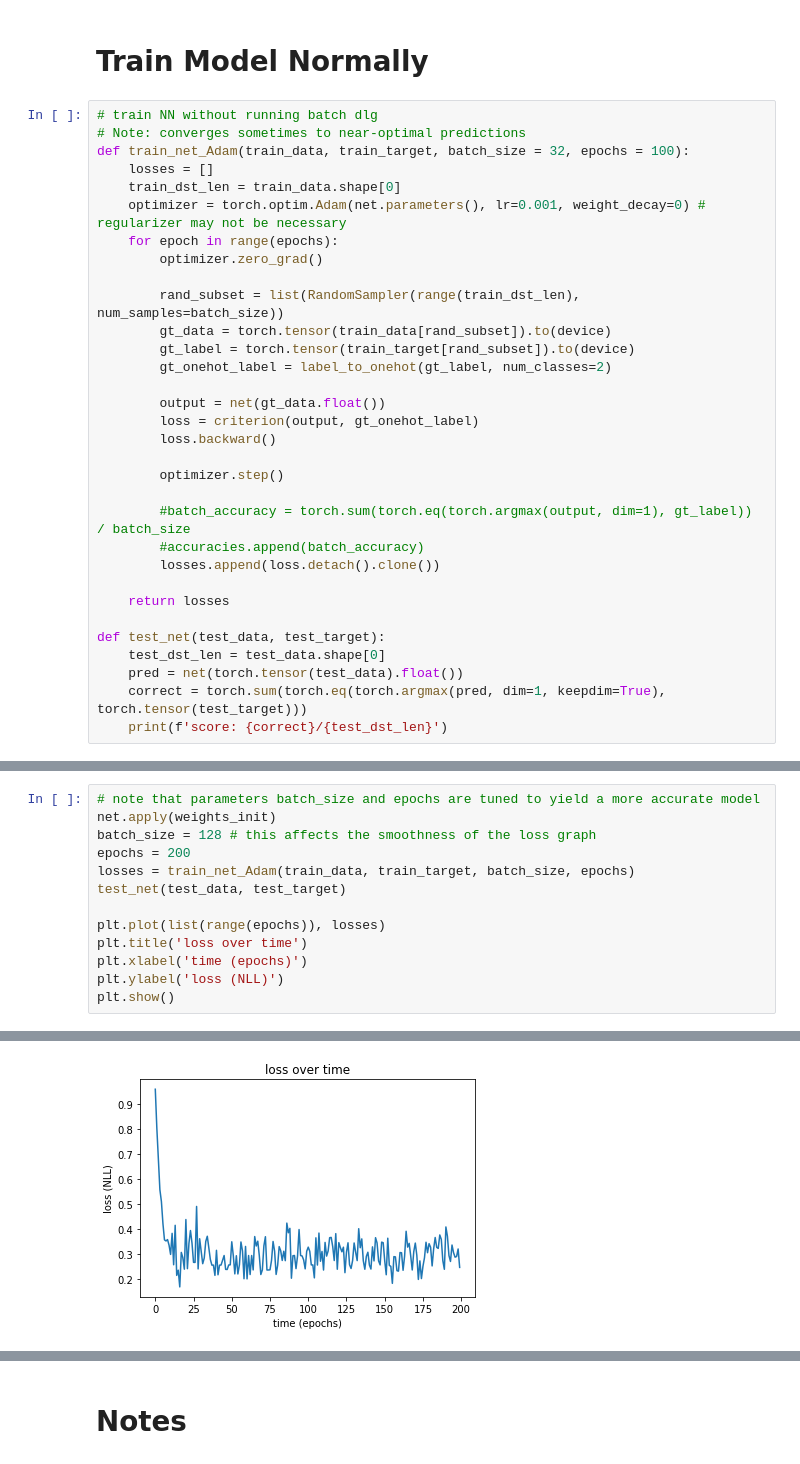
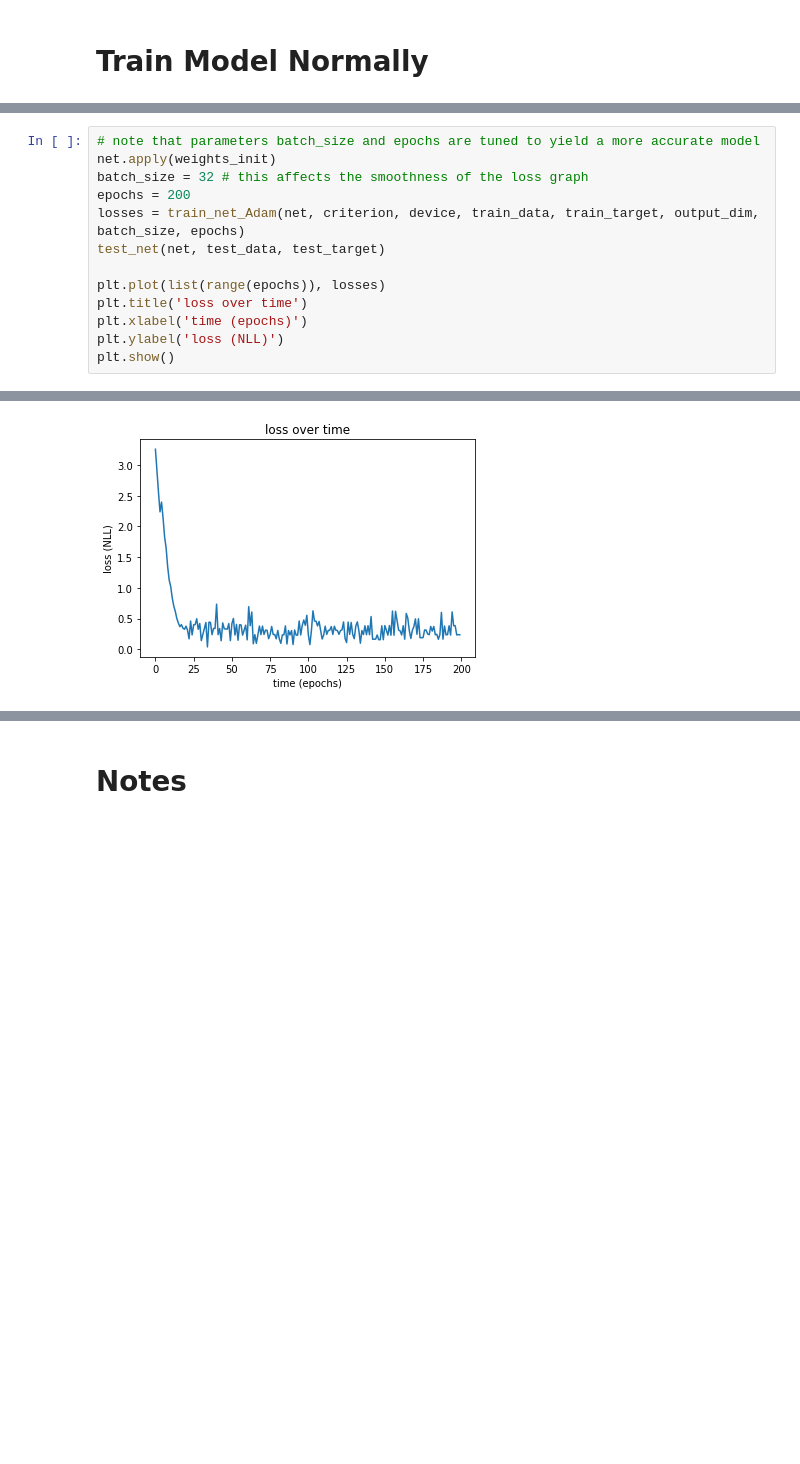
Before and after one commit to mgozon/DLG-UROP, a Jupyter notebook: Batch_DLG_Evolution_BRAZPD_Dataset.ipynb, the cells around one changed output, grey strips where cells are left out. Saved outputs shown, nothing was run; the diff lists cells and outputs as text; blank space fills up the shorter version.

```diff
--- a/Batch_DLG_Evolution_BRAZPD_Dataset.ipynb
+++ b/Batch_DLG_Evolution_BRAZPD_Dataset.ipynb
@@ -151,35 +155,3 @@ net.apply(weights_init)
 criterion = cross_entropy_for_onehot
 # %% [markdown]
 # Train Model Normally
-# %%
-# train NN without running batch dlg
-# Note: converges sometimes to near-optimal predictions
-def train_net_Adam(train_data, train_target, batch_size = 32, epochs = 100):
-    losses = []
-    train_dst_len = train_data.shape[0]
-    optimizer = torch.optim.Adam(net.parameters(), lr=0.001, weight_decay=0) # regularizer may not be necessary
-    for epoch in range(epochs):
-        optimizer.zero_grad()
-
-        rand_subset = list(RandomSampler(range(train_dst_len), num_samples=batch_size))
-        gt_data = torch.tensor(train_data[rand_subset]).to(device)
-        gt_label = torch.tensor(train_target[rand_subset]).to(device)
-        gt_onehot_label = label_to_onehot(gt_label, num_classes=2)
-
-        output = net(gt_data.float())
-        loss = criterion(output, gt_onehot_label)
-        loss.backward()
-
-        optimizer.step()
-
-        #batch_accuracy = torch.sum(torch.eq(torch.argmax(output, dim=1), gt_label)) / batch_size
-        #accuracies.append(batch_accuracy)
-        losses.append(loss.detach().clone())
-
-    return losses
-
-def test_net(test_data, test_target):
-    test_dst_len = test_data.shape[0]
-    pred = net(torch.tensor(test_data).float())
-    correct = torch.sum(torch.eq(torch.argmax(pred, dim=1, keepdim=True), torch.tensor(test_target)))
-    print(f'score: {correct}/{test_dst_len}')
@@ -215,10 +158,10 @@ def train_net_LBFGS(train_data, train_target, batch_size = 16, epochs = 100):
 # %%
 # note that parameters batch_size and epochs are tuned to yield a more accurate model
 net.apply(weights_init)
-batch_size = 128 # this affects the smoothness of the loss graph
+batch_size = 32 # this affects the smoothness of the loss graph
 epochs = 200
-losses = train_net_Adam(train_data, train_target, batch_size, epochs)
-test_net(test_data, test_target)
+losses = train_net_Adam(net, criterion, device, train_data, train_target, output_dim, batch_size, epochs)
+test_net(net, test_data, test_target)
 
 plt.plot(list(range(epochs)), losses)
 plt.title('loss over time')
@@ -230 +173 @@ score: 1039/1142
-[figure, old version]
+[figure, new version]
```
Also changed, not shown: parts of 28 cells of this notebook.
